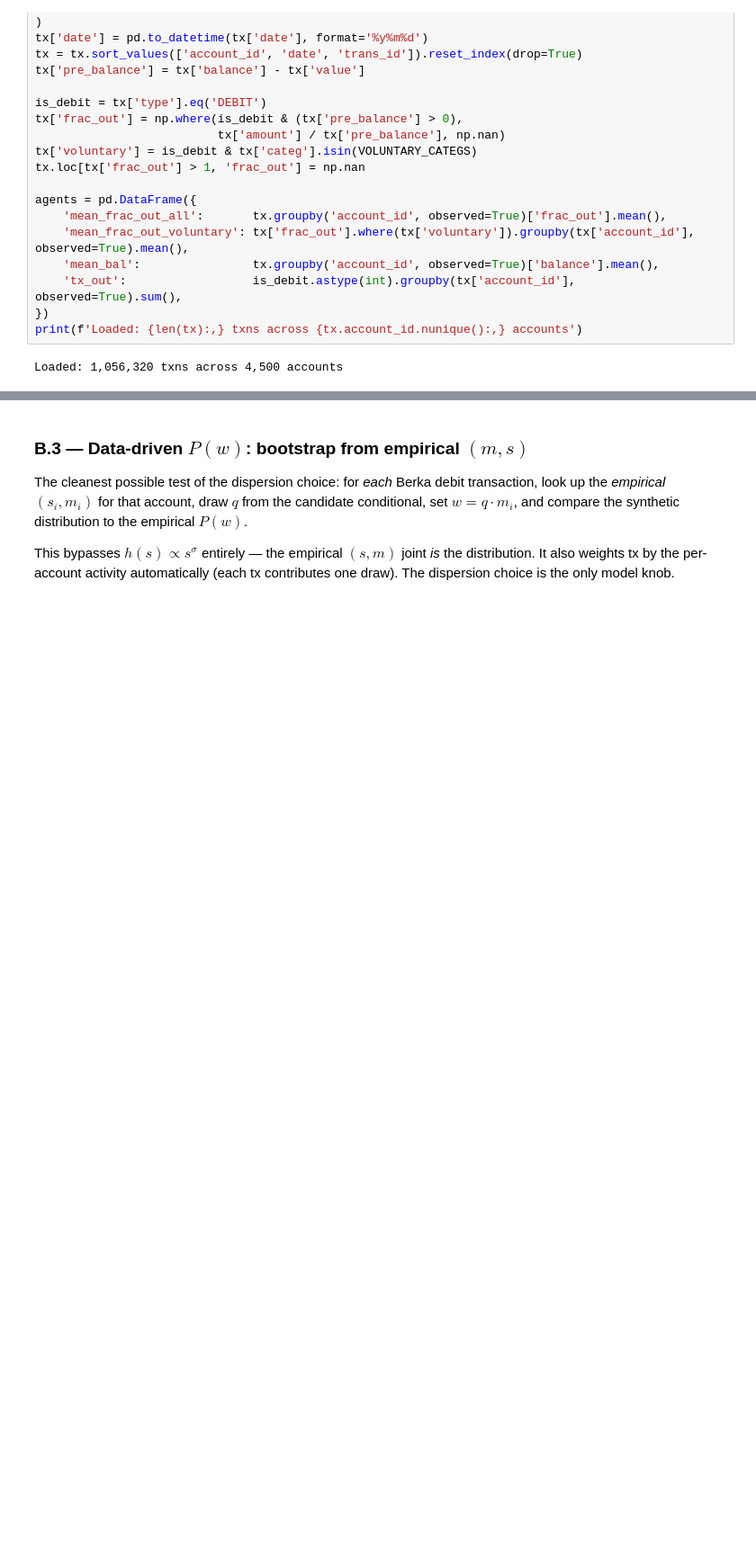
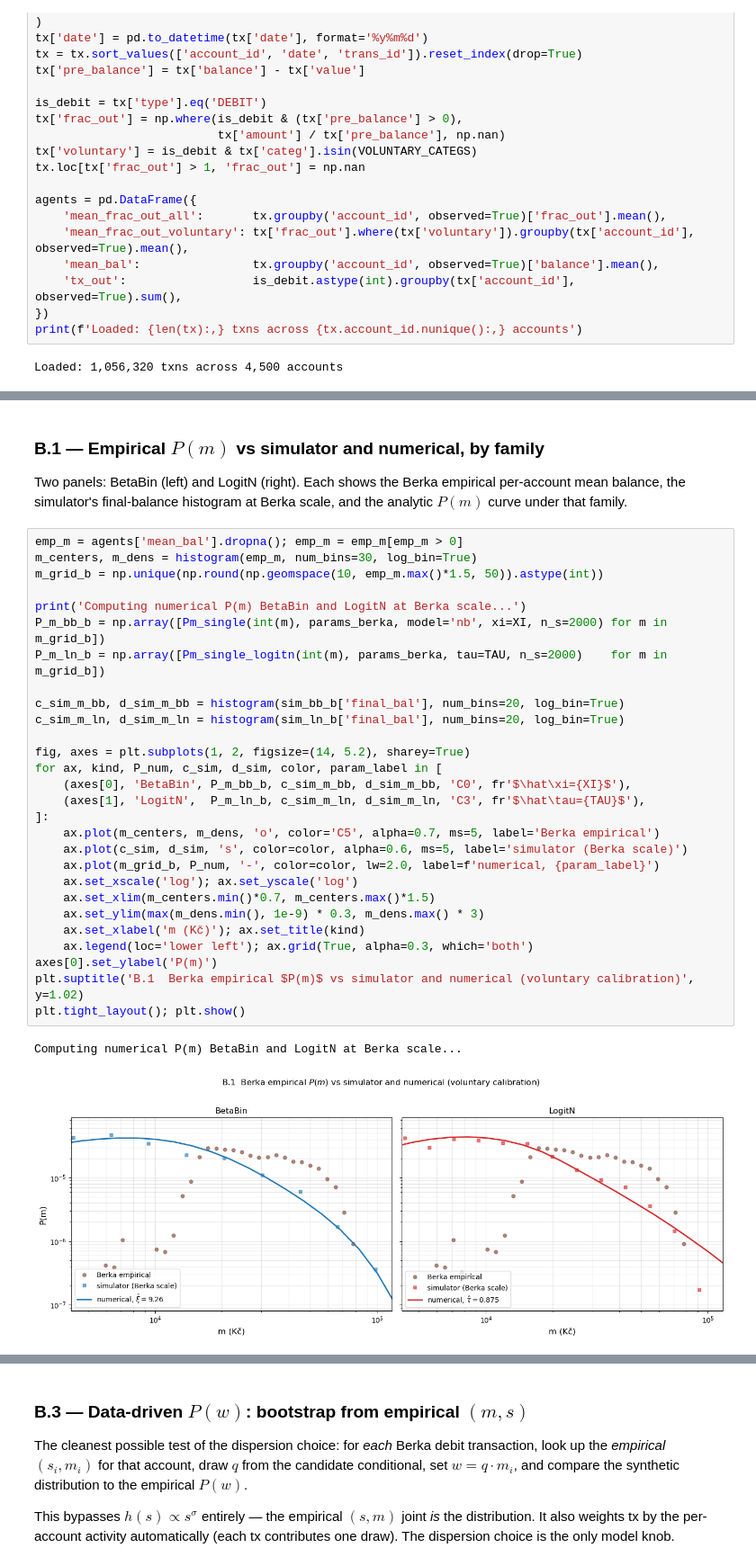
Before and after one commit to carolinamattsson/transactions, a Jupyter notebook: berka/numerical_validation.ipynb, the cells around one changed output, grey strips where cells are left out. Shown at 90% size. Drawn from its saved outputs; the diff is of its cells as text; blank space fills up the shorter version.

```diff
--- a/berka/numerical_validation.ipynb
+++ b/berka/numerical_validation.ipynb
@@ -462 +472,38 @@ Berka params: K0=2776.4, mean_m=20512
+# %% [markdown]
+### B.1 — Empirical $P(m)$ vs simulator and numerical, by family
+
+Two panels: BetaBin (left) and LogitN (right). Each shows the Berka empirical
+per-account mean balance, the simulator's final-balance histogram at Berka
+scale, and the analytic $P(m)$ curve under that family.
+# %%
+emp_m = agents['mean_bal'].dropna(); emp_m = emp_m[emp_m > 0]
+m_centers, m_dens = histogram(emp_m, num_bins=30, log_bin=True)
+m_grid_b = np.unique(np.round(np.geomspace(10, emp_m.max()*1.5, 50)).astype(int))
+
+print('Computing numerical P(m) BetaBin and LogitN at Berka scale...')
+P_m_bb_b = np.array([Pm_single(int(m), params_berka, model='nb', xi=XI, n_s=2000) for m in m_grid_b])
+P_m_ln_b = np.array([Pm_single_logitn(int(m), params_berka, tau=TAU, n_s=2000)    for m in m_grid_b])
+
+c_sim_m_bb, d_sim_m_bb = histogram(sim_bb_b['final_bal'], num_bins=20, log_bin=True)
+c_sim_m_ln, d_sim_m_ln = histogram(sim_ln_b['final_bal'], num_bins=20, log_bin=True)
+
+fig, axes = plt.subplots(1, 2, figsize=(14, 5.2), sharey=True)
+for ax, kind, P_num, c_sim, d_sim, color, param_label in [
+    (axes[0], 'BetaBin', P_m_bb_b, c_sim_m_bb, d_sim_m_bb, 'C0', fr'$\hat\xi={XI}$'),
+    (axes[1], 'LogitN',  P_m_ln_b, c_sim_m_ln, d_sim_m_ln, 'C3', fr'$\hat\tau={TAU}$'),
+]:
+    ax.plot(m_centers, m_dens, 'o', color='C5', alpha=0.7, ms=5, label='Berka empirical')
+    ax.plot(c_sim, d_sim, 's', color=color, alpha=0.6, ms=5, label='simulator (Berka scale)')
+    ax.plot(m_grid_b, P_num, '-', color=color, lw=2.0, label=f'numerical, {param_label}')
+    ax.set_xscale('log'); ax.set_yscale('log')
+    ax.set_xlim(m_centers.min()*0.7, m_centers.max()*1.5)
+    ax.set_ylim(max(m_dens.min(), 1e-9) * 0.3, m_dens.max() * 3)
+    ax.set_xlabel('m (Kč)'); ax.set_title(kind)
+    ax.legend(loc='lower left'); ax.grid(True, alpha=0.3, which='both')
+axes[0].set_ylabel('P(m)')
+plt.suptitle('B.1  Berka empirical $P(m)$ vs simulator and numerical (voluntary calibration)', y=1.02)
+plt.tight_layout(); plt.show()
+# %% [output]
+Computing numerical P(m) BetaBin and LogitN at Berka scale...
+[figure, added]
 # %% [markdown]
```
Also changed, not shown: parts of 10 cells of this notebook.
